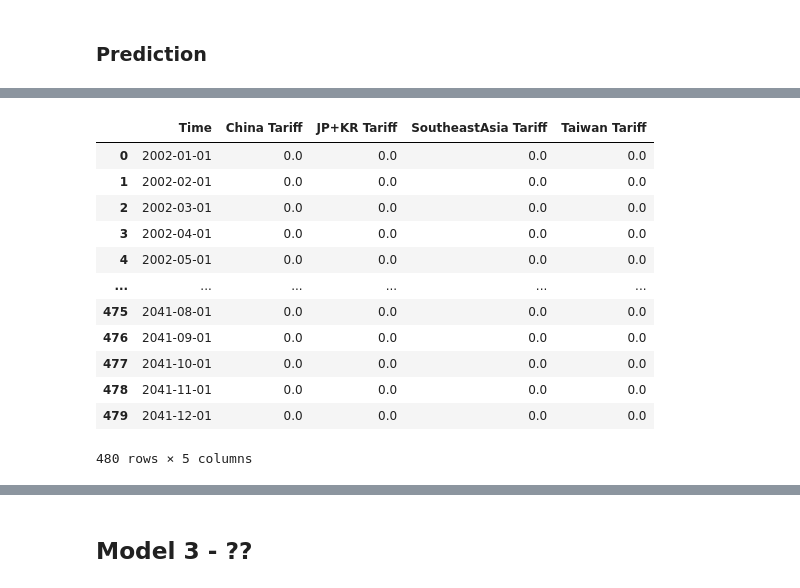
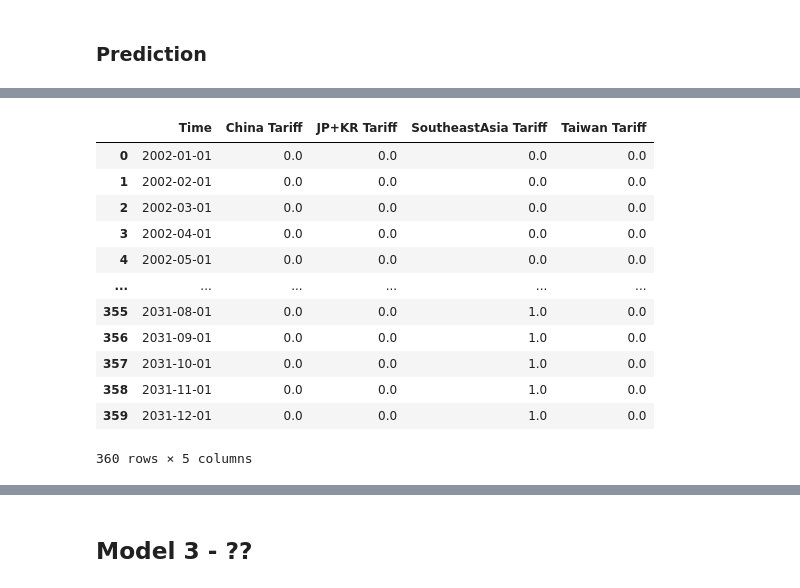
Before and after one commit to LeonardoPolverari/simulation_project, a Jupyter notebook: notebooks/Angius - Model for normalized values.ipynb, the cells around one changed output, grey strips where cells are left out. Drawn from its saved outputs; the diff is of its cells as text; code cells hidden in the pictures.

```diff
--- a/notebooks/Angius - Model for normalized values.ipynb
+++ b/notebooks/Angius - Model for normalized values.ipynb
@@ -654,3 +654,11 @@ plt.show()
 [figure]
 # %% [markdown]
 ### Prediction
+# %%
+new_periods = pd.DataFrame(np.zeros([120, 5]), columns=['Time', 'China Tariff', 'JP+KR Tariff', 'SoutheastAsia Tariff', 'Taiwan Tariff'])
+new_periods['Time'] = pd.date_range(start='2022-01-01', periods=120, freq='MS')
+# new_periods['China Tariff'] = np.where(new_periods['Time'] < '2026-05-01', 0, 1)
+# new_periods['JP+KR Tariff'] = np.ones(len(new_periods))  # Assuming no tariff change for JP+KR
+new_periods['SoutheastAsia Tariff'] = np.ones(len(new_periods))  # Assuming no tariff change for Southeast Asia
+# new_periods['Taiwan Tariff'] = np.where(new_periods['Time'] < '2025-12-01', 0, 1)
+new_periods
@@ -657,19 +679,19 @@ plt.show()
 # %%
-df_tariffs_pred = pd.concat([df_tariffs.copy(), pd.DataFrame(np.zeros([240, 4]), columns=['China Tariff', 'JP+KR Tariff', 'SoutheastAsia Tariff', 'Taiwan Tariff'])], axis=0)
+df_tariffs_pred = pd.concat([df_tariffs.copy(), new_periods], axis=0)
 df_tariffs_pred = df_tariffs_pred.reset_index(drop=True)
 df_tariffs_pred['Time'] = pd.date_range(start='2002-01-01', periods=len(df_tariffs_pred), freq='MS')
 df_tariffs_pred
 # %% [output]
 |  | Time | China Tariff | JP+KR Tariff | SoutheastAsia Tariff | Taiwan Tariff |
 | 0 | 2002-01-01 | 0.0 | 0.0 | 0.0 | 0.0 |
 | 1 | 2002-02-01 | 0.0 | 0.0 | 0.0 | 0.0 |
 | 2 | 2002-03-01 | 0.0 | 0.0 | 0.0 | 0.0 |
 | 3 | 2002-04-01 | 0.0 | 0.0 | 0.0 | 0.0 |
 | 4 | 2002-05-01 | 0.0 | 0.0 | 0.0 | 0.0 |
 | ... | ... | ... | ... | ... | ... |
-| 475 | 2041-08-01 | 0.0 | 0.0 | 0.0 | 0.0 |
-| 476 | 2041-09-01 | 0.0 | 0.0 | 0.0 | 0.0 |
-| 477 | 2041-10-01 | 0.0 | 0.0 | 0.0 | 0.0 |
-| 478 | 2041-11-01 | 0.0 | 0.0 | 0.0 | 0.0 |
-| 479 | 2041-12-01 | 0.0 | 0.0 | 0.0 | 0.0 |
+| 355 | 2031-08-01 | 0.0 | 0.0 | 1.0 | 0.0 |
+| 356 | 2031-09-01 | 0.0 | 0.0 | 1.0 | 0.0 |
+| 357 | 2031-10-01 | 0.0 | 0.0 | 1.0 | 0.0 |
+| 358 | 2031-11-01 | 0.0 | 0.0 | 1.0 | 0.0 |
+| 359 | 2031-12-01 | 0.0 | 0.0 | 1.0 | 0.0 |
-480 rows × 5 columns
+360 rows × 5 columns
```
Also changed, not shown: parts of 4 cells of this notebook.
